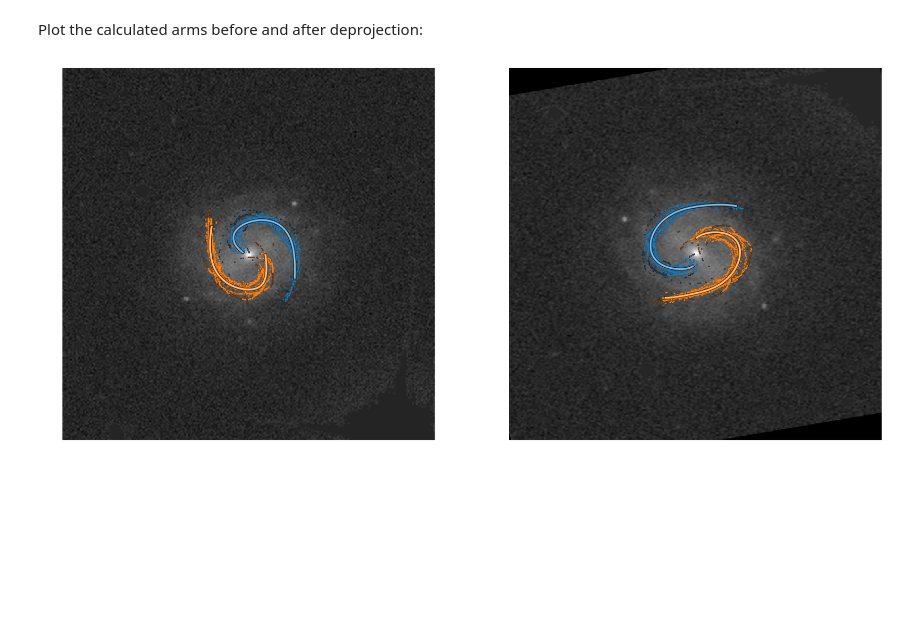
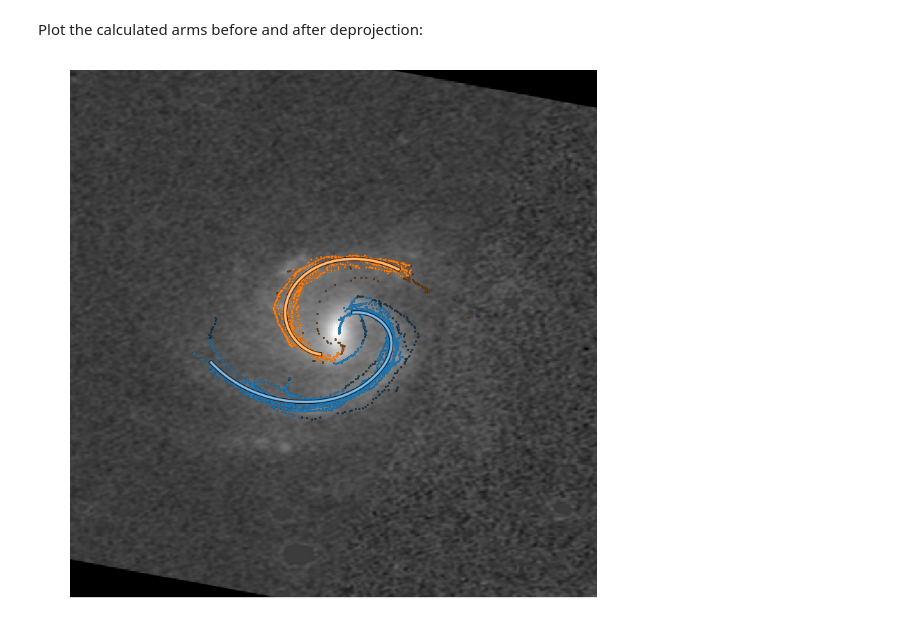
Before and after one commit to tingard/Galaxy-builder-aggregation, a Jupyter notebook: spiral-aggregation/spiral-extraction.ipynb, the cells around one changed output. Saved outputs shown, nothing was run; the diff lists cells and outputs as text; code cells hidden in the pictures; blank space fills up the shorter version.

```diff
--- a/spiral-aggregation/spiral-extraction.ipynb
+++ b/spiral-aggregation/spiral-extraction.ipynb
@@ -99,7 +101,8 @@ the RADECSYS keyword is deprecated, use RADESYSa. [astropy.wcs.wcs]
 # %% [markdown]
 We'll now download the Zooniverse image that volunteers actually classified on
 # %%
-url = 'https://panoptes-uploads.zooniverse.org/production/subject_location/6ee8db8f-2a1e-4d10-bcb9-1e5ec84f8f10.png'
+getUrl = lambda id: eval(subjects[subjects['subject_id'] == id]['locations'].iloc[0])['1']
+url = getUrl(subjectId)
 print('URL of galaxy image:')
 print(url)
 imgData = requests.get(url).content
@@ -149,6 +152,5 @@ im = csf.saveImage(
     size=resizeTo
 )
 fitsImageTmp.close()
-pic = Image.open(fitsImageTmp.name)
 os.unlink(fitsImageTmp.name)
 # %% [output]
@@ -174,0 +176,16 @@ Best transformation: Nothing
+# %%
+transforms = ['Nothing', 'Transpose', 'Transpose and mirror y']
+picArray = picArray.astype(float)
+t1 = imArray.astype(float)
+t2 = imArray.T.astype(float)
+t3 = imArray[:, ::-1].T.astype(float)
+try:
+    ssim_vals = [
+        ssim(picArray**2, t**2, data_range=picArray.max()**2 - picArray.min()**2)
+        for t in [t1, t2, t3]
+    ]
+    best = np.argmax(ssim_vals)
+except ValueError:
+    best = 2
+
+print('Best transformation:', transforms[best])
@@ -276,42 +295,43 @@ def prettyPlot(arm, **kwargs):
 # %% [markdown]
 Plot the calculated arms before and after deprojection:
 # %%
-plt.figure(figsize=(20, 10), dpi=100)
-plt.subplot(121)
-plt.imshow(pic, cmap='gray', origin='lower')
-for i, arm in enumerate(s.arms):
-    plt.plot(*arm.pointCloud.T, 'k.', markersize=2, alpha=1)
-    plt.plot(
-        *arm.pointCloud.T,
-        '.', c='C{}'.format(i), markersize=2, alpha=0.3
-    )
-    plt.plot(
-        *arm.cleanedCloud.T,
-        '.', c='C{}'.format(i), markersize=2, alpha=1
-    )
+plt.figure(figsize=(10, 10), dpi=100)
+# plt.subplot(121)
+# plt.imshow(pic, cmap='gray', origin='lower')
+# for i, arm in enumerate(s.arms):
+#     plt.plot(*arm.pointCloud.T, 'k.', markersize=2, alpha=1)
+#     plt.plot(
+#         *arm.pointCloud.T,
+#         '.', c='C{}'.format(i), markersize=2, alpha=0.3
+#     )
+#     plt.plot(
+#         *arm.cleanedCloud.T,
+#         '.', c='C{}'.format(i), markersize=2, alpha=1
+#     )
 
-for i, arm in enumerate(xyFits):
-    prettyPlot(arm, label='Arm {}'.format(i), c='C{}'.format(i)),
+# for i, arm in enumerate(xyFits):
+#     prettyPlot(arm, label='Arm {}'.format(i), c='C{}'.format(i)),
 
-plt.axis('off')
+# plt.axis('off')
 
-plt.subplot(122)
+# plt.subplot(122)
 plt.imshow(deprojectedImage, cmap='gray', origin='lower')
 for i, arm in enumerate(result['deprojectedArms']):
     plt.plot(*arm.pointCloud.T, 'k.', markersize=2, alpha=1)
     plt.plot(
         *arm.pointCloud.T,
         '.', c='C{}'.format(i), markersize=2, alpha=0.3
     )
     plt.plot(
         *arm.cleanedCloud.T,
         '.', c='C{}'.format(i), markersize=2, alpha=1
     )
 
 for i, arm in enumerate(result['radialFit']):
     prettyPlot(s.arms[i].deNorm(arm), label='Arm {}'.format(i), c='C{}'.format(i)),
 
 plt.axis('off')
+plt.savefig('arm-fits/subject-{}.jpg'.format(subjectId))
 None
 # %% [output]
-[figure, old version]
+[figure, new version]
```
Also changed, not shown: parts of 13 cells of this notebook, 29 other files.
